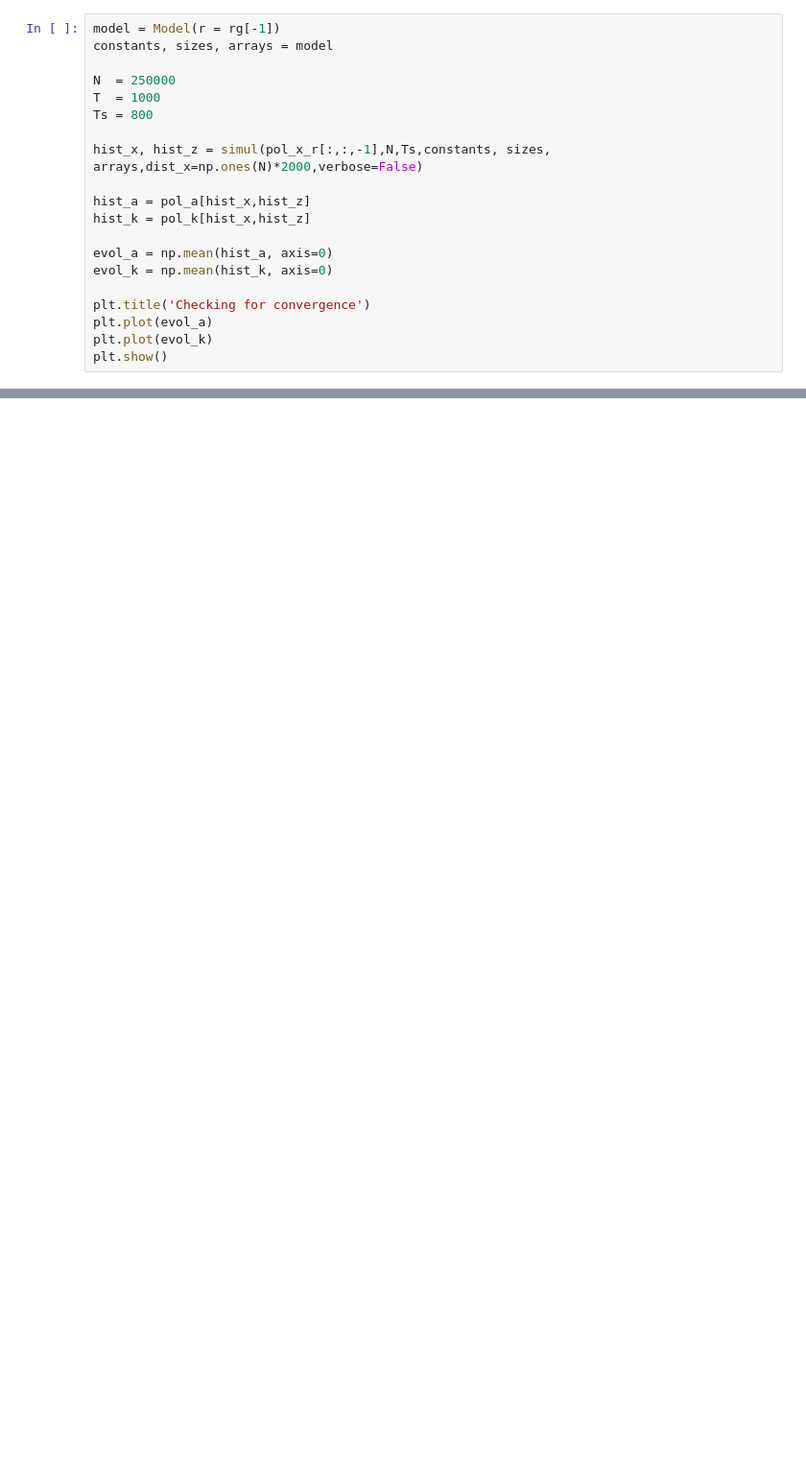
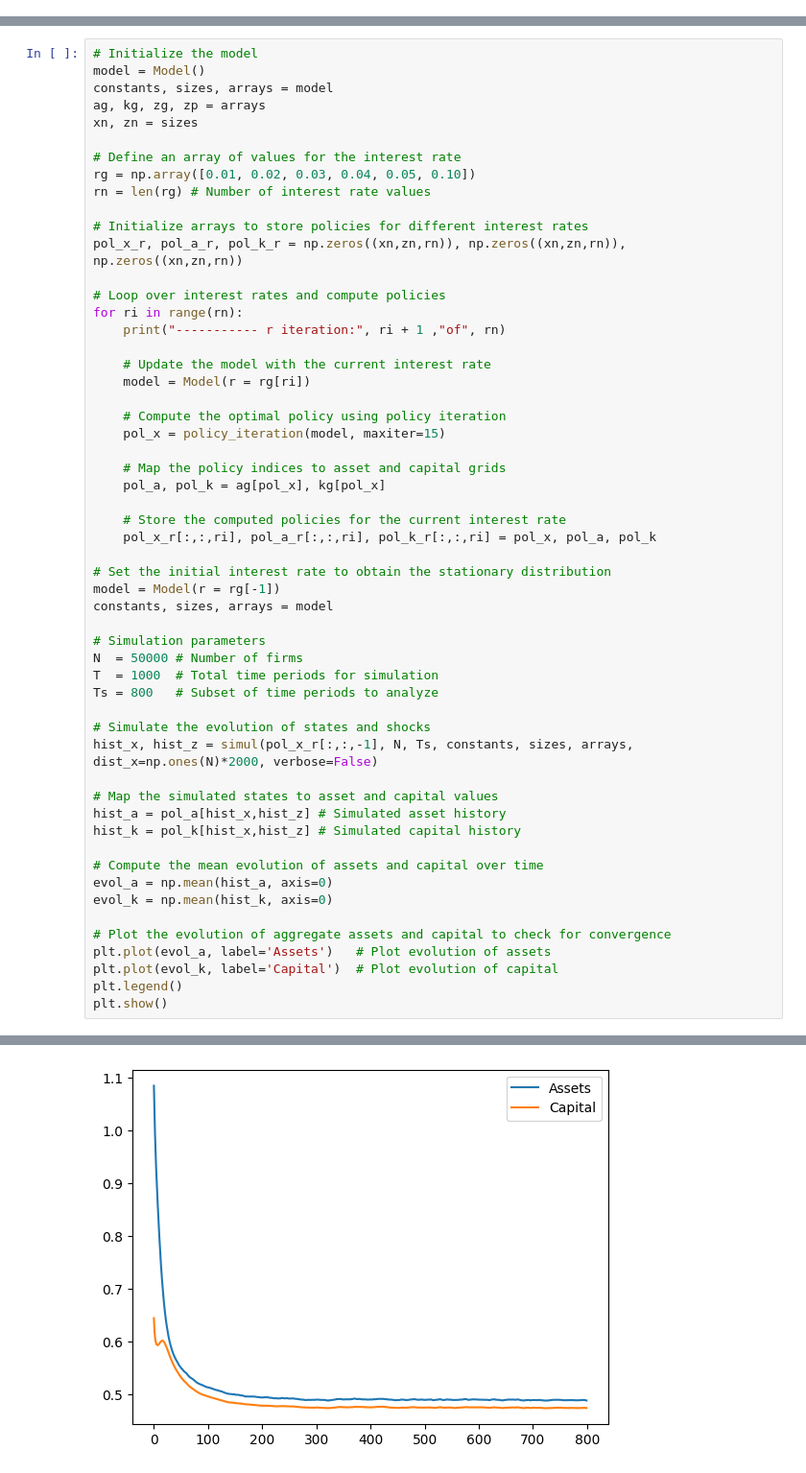
Before and after one commit to PedroArmada/replications, a Jupyter notebook: gopinath/gopinath_public.ipynb, the cells around one changed output, grey strips where cells are left out. Shown at 96% size. Saved outputs shown, nothing was run; the diff lists cells and outputs as text; blank space fills up the shorter version.

```diff
--- a/gopinath/gopinath_public.ipynb
+++ b/gopinath/gopinath_public.ipynb
@@ -396,20 +246,0 @@ Concluded after 20 iterations with error 1138.
-# %%
-model = Model(r = rg[-1])
-constants, sizes, arrays = model
-
-N  = 250000
-T  = 1000
-Ts = 800
-
-hist_x, hist_z = simul(pol_x_r[:,:,-1],N,Ts,constants, sizes, arrays,dist_x=np.ones(N)*2000,verbose=False)
-
-hist_a = pol_a[hist_x,hist_z]
-hist_k = pol_k[hist_x,hist_z]
-
-evol_a = np.mean(hist_a, axis=0)
-evol_k = np.mean(hist_k, axis=0)
-
-plt.title('Checking for convergence')
-plt.plot(evol_a)
-plt.plot(evol_k)
-plt.show()
@@ -417,0 +372,56 @@ plt.show()
+# %%
+# Initialize the model
+model = Model()
+constants, sizes, arrays = model
+ag, kg, zg, zp = arrays
+xn, zn = sizes
+
+# Define an array of values for the interest rate
+rg = np.array([0.01, 0.02, 0.03, 0.04, 0.05, 0.10])
+rn = len(rg) # Number of interest rate values
+
+# Initialize arrays to store policies for different interest rates
+pol_x_r, pol_a_r, pol_k_r = np.zeros((xn,zn,rn)), np.zeros((xn,zn,rn)), np.zeros((xn,zn,rn))
+
+# Loop over interest rates and compute policies
+for ri in range(rn):
+    print("----------- r iteration:", ri + 1 ,"of", rn)
+
+    # Update the model with the current interest rate
+    model = Model(r = rg[ri])
+
+    # Compute the optimal policy using policy iteration
+    pol_x = policy_iteration(model, maxiter=15)
+
+    # Map the policy indices to asset and capital grids
+    pol_a, pol_k = ag[pol_x], kg[pol_x]
+
+    # Store the computed policies for the current interest rate
+    pol_x_r[:,:,ri], pol_a_r[:,:,ri], pol_k_r[:,:,ri] = pol_x, pol_a, pol_k
+
+# Set the initial interest rate to obtain the stationary distribution
+model = Model(r = rg[-1])
+constants, sizes, arrays = model
+
+# Simulation parameters
+N  = 50000 # Number of firms
+T  = 1000  # Total time periods for simulation
+Ts = 800   # Subset of time periods to analyze
+
+# Simulate the evolution of states and shocks
+hist_x, hist_z = simul(pol_x_r[:,:,-1], N, Ts, constants, sizes, arrays, dist_x=np.ones(N)*2000, verbose=False)
+
+# Map the simulated states to asset and capital values
+hist_a = pol_a[hist_x,hist_z] # Simulated asset history
+hist_k = pol_k[hist_x,hist_z] # Simulated capital history
+
+# Compute the mean evolution of assets and capital over time
+evol_a = np.mean(hist_a, axis=0)
+evol_k = np.mean(hist_k, axis=0)
+
+# Plot the evolution of aggregate assets and capital to check for convergence
+plt.plot(evol_a, label='Assets')   # Plot evolution of assets
+plt.plot(evol_k, label='Capital')  # Plot evolution of capital
+plt.legend()
+plt.show()
+# %% [output]
@@ -418 +434,2 @@ plt.show()
+[figure, added]
 # %%
```
Also changed, not shown: parts of 31 cells of this notebook.
